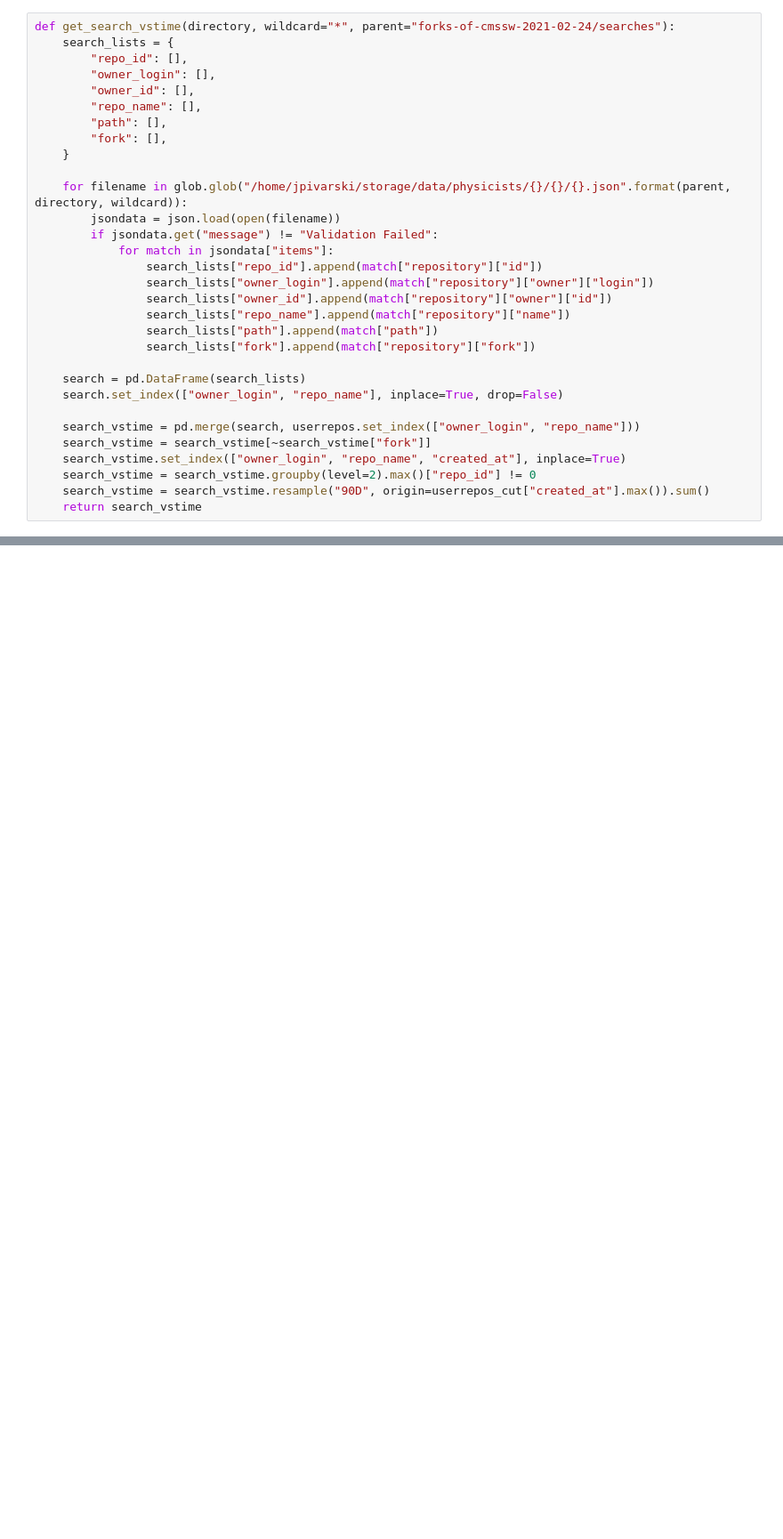
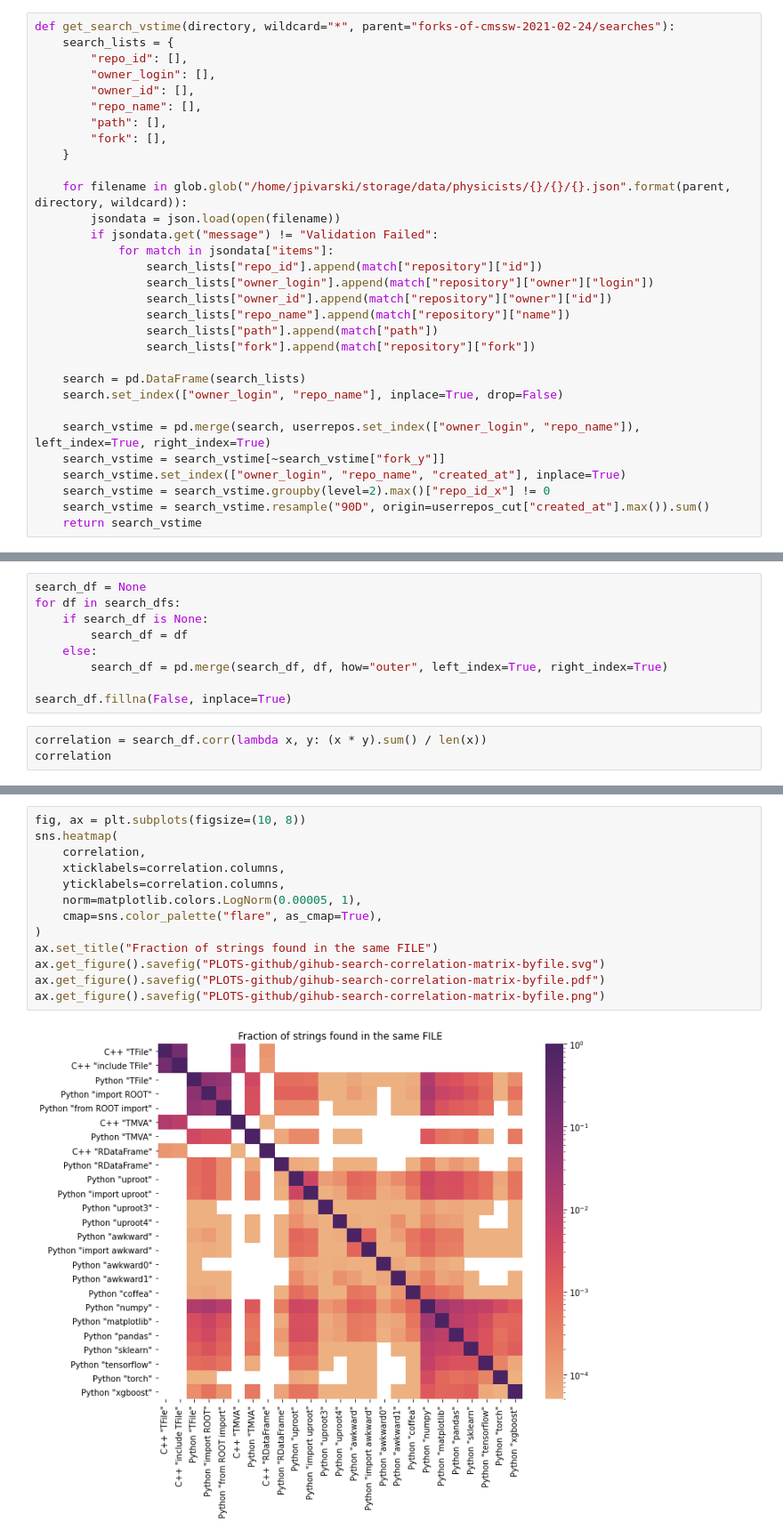
Before and after one commit to jpivarski-talks/2021-02-24-reload-statistics, a Jupyter notebook: analyze-github.ipynb, the cells around one changed output, grey strips where cells are left out. Shown at 89% size. Drawn from its saved outputs; the diff is of its cells as text; blank space fills up the shorter version.

Commit message:
Added correlation plots to GitHub analysis.

```diff
--- a/analyze-github.ipynb
+++ b/analyze-github.ipynb
@@ -165,10 +167,10 @@ def get_search_vstime(directory, wildcard="*", parent="forks-of-cmssw-2021-02-24
     search = pd.DataFrame(search_lists)
     search.set_index(["owner_login", "repo_name"], inplace=True, drop=False)
 
-    search_vstime = pd.merge(search, userrepos.set_index(["owner_login", "repo_name"]))
-    search_vstime = search_vstime[~search_vstime["fork"]]
+    search_vstime = pd.merge(search, userrepos.set_index(["owner_login", "repo_name"]), left_index=True, right_index=True)
+    search_vstime = search_vstime[~search_vstime["fork_y"]]
     search_vstime.set_index(["owner_login", "repo_name", "created_at"], inplace=True)
-    search_vstime = search_vstime.groupby(level=2).max()["repo_id"] != 0
+    search_vstime = search_vstime.groupby(level=2).max()["repo_id_x"] != 0
     search_vstime = search_vstime.resample("90D", origin=userrepos_cut["created_at"].max()).sum()
     return search_vstime
 # %%
@@ -421,0 +481,12 @@ ax.get_figure().savefig("PLOTS-github/gihub-search-python-ecosystem.png")
+# %%
+search_df = None
+for df in search_dfs:
+    if search_df is None:
+        search_df = df
+    else:
+        search_df = pd.merge(search_df, df, how="outer", left_index=True, right_index=True)
+
+search_df.fillna(False, inplace=True)
+# %%
+correlation = search_df.corr(lambda x, y: (x * y).sum() / len(x))
+correlation
@@ -421,0 +512,15 @@ ax.get_figure().savefig("PLOTS-github/gihub-search-python-ecosystem.png")
+# %%
+fig, ax = plt.subplots(figsize=(10, 8))
+sns.heatmap(
+    correlation,
+    xticklabels=correlation.columns,
+    yticklabels=correlation.columns,
+    norm=matplotlib.colors.LogNorm(0.00005, 1),
+    cmap=sns.color_palette("flare", as_cmap=True),
+)
+ax.set_title("Fraction of strings found in the same FILE")
+ax.get_figure().savefig("PLOTS-github/gihub-search-correlation-matrix-byfile.svg")
+ax.get_figure().savefig("PLOTS-github/gihub-search-correlation-matrix-byfile.pdf")
+ax.get_figure().savefig("PLOTS-github/gihub-search-correlation-matrix-byfile.png")
+# %% [output]
+[figure, added]
```
Also changed, not shown: parts of 41 cells of this notebook.
